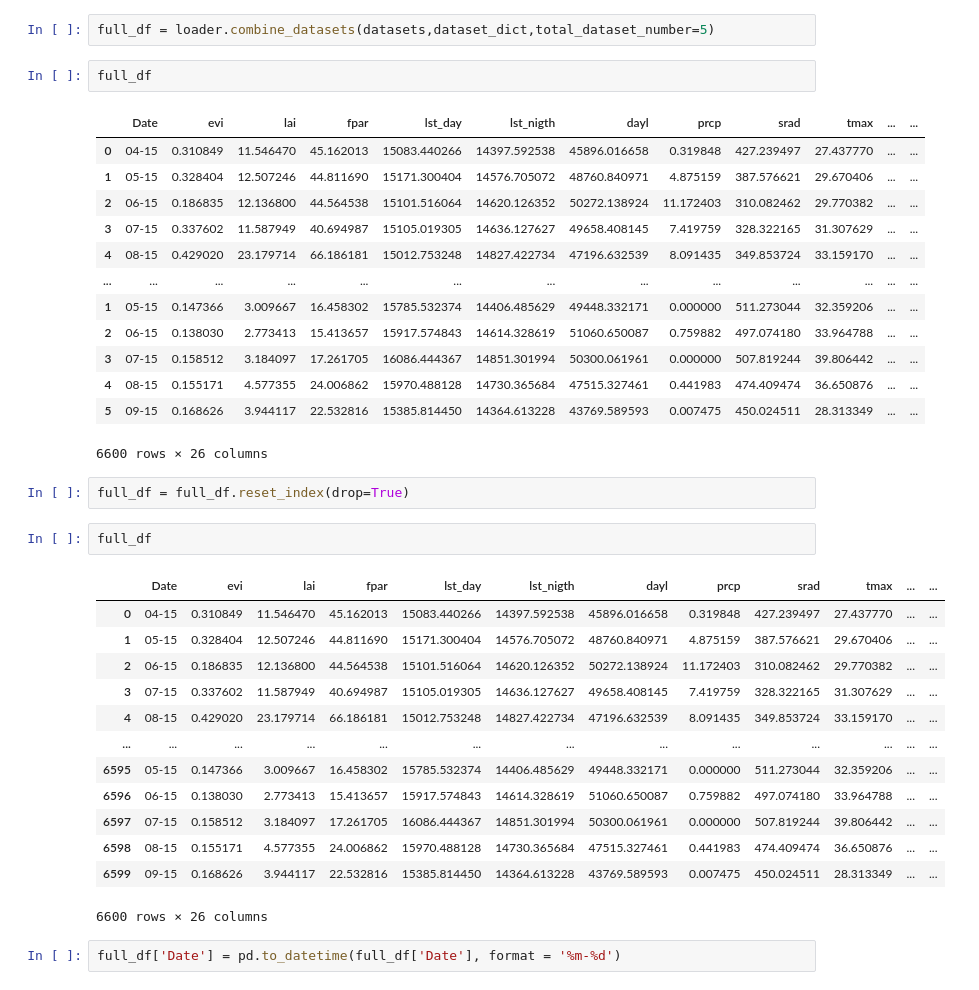
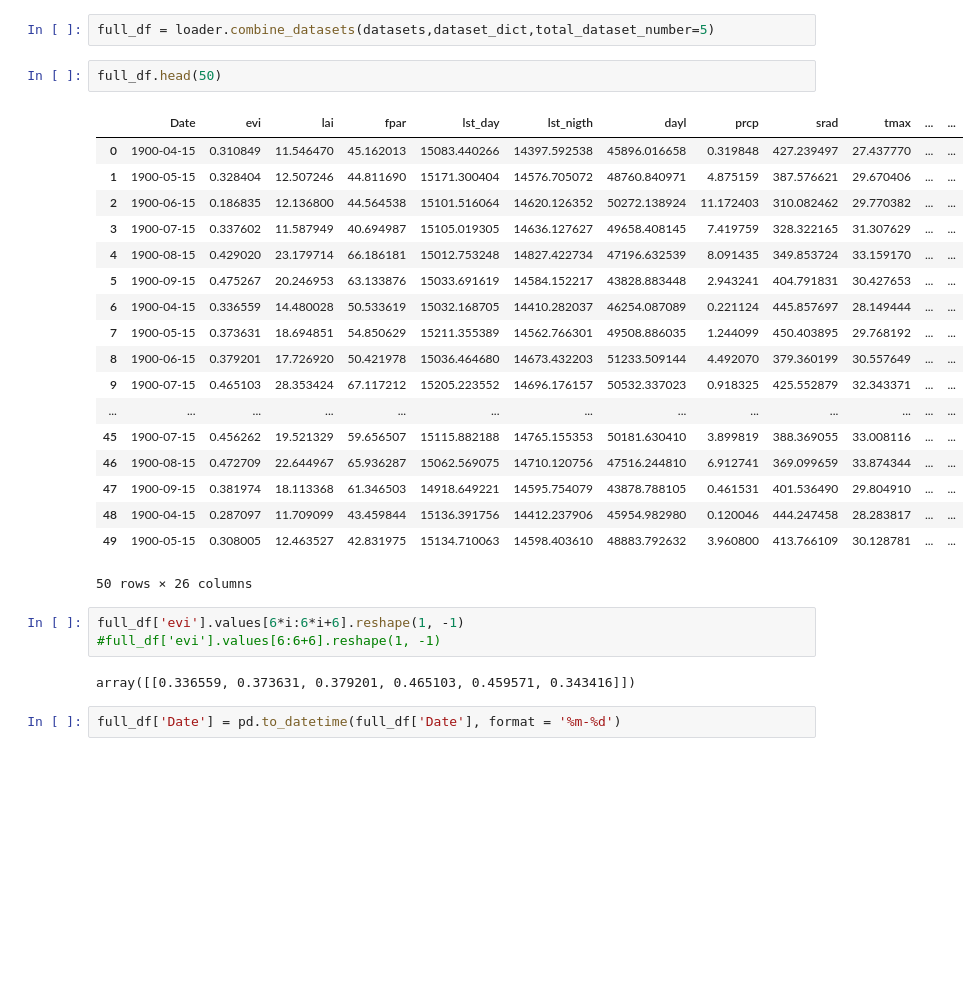
Before and after one commit to abalmumcu/crop-yield-estimation, a Jupyter notebook: feature_importance.ipynb, the cells around one changed output. Saved outputs shown, nothing was run; the diff lists cells and outputs as text; blank space fills up the shorter version.

Commit message:
multivariate dataframe update

```diff
--- a/feature_importance.ipynb
+++ b/feature_importance.ipynb
@@ -26,40 +25,32 @@ for idx in range(len(blacklist_states)):
 {'alabama': ['baldwin', 'calhoun', 'cherokee', 'coffee', 'covington', 'dale', 'dallas', 'elmore', 'escambia', 'geneva', 'henry', 'houston', 'lauderdale', 'lawrence', 'limestone', 'madison', 'mobile',  ...
 # %%
 full_df = loader.combine_datasets(datasets,dataset_dict,total_dataset_number=5)
+# %%
+full_df.head(50)
+# %% [output]
+|  | Date | evi | lai | fpar | lst_day | lst_nigth | dayl | prcp | srad | tmax | ... | ... |
+| 0 | 1900-04-15 | 0.310849 | 11.546470 | 45.162013 | 15083.440266 | 14397.592538 | 45896.016658 | 0.319848 | 427.239497 | 27.437770 | ... | ... |
+| 1 | 1900-05-15 | 0.328404 | 12.507246 | 44.811690 | 15171.300404 | 14576.705072 | 48760.840971 | 4.875159 | 387.576621 | 29.670406 | ... | ... |
+| 2 | 1900-06-15 | 0.186835 | 12.136800 | 44.564538 | 15101.516064 | 14620.126352 | 50272.138924 | 11.172403 | 310.082462 | 29.770382 | ... | ... |
+| 3 | 1900-07-15 | 0.337602 | 11.587949 | 40.694987 | 15105.019305 | 14636.127627 | 49658.408145 | 7.419759 | 328.322165 | 31.307629 | ... | ... |
+| 4 | 1900-08-15 | 0.429020 | 23.179714 | 66.186181 | 15012.753248 | 14827.422734 | 47196.632539 | 8.091435 | 349.853724 | 33.159170 | ... | ... |
+| 5 | 1900-09-15 | 0.475267 | 20.246953 | 63.133876 | 15033.691619 | 14584.152217 | 43828.883448 | 2.943241 | 404.791831 | 30.427653 | ... | ... |
+| 6 | 1900-04-15 | 0.336559 | 14.480028 | 50.533619 | 15032.168705 | 14410.282037 | 46254.087089 | 0.221124 | 445.857697 | 28.149444 | ... | ... |
+| 7 | 1900-05-15 | 0.373631 | 18.694851 | 54.850629 | 15211.355389 | 14562.766301 | 49508.886035 | 1.244099 | 450.403895 | 29.768192 | ... | ... |
+| 8 | 1900-06-15 | 0.379201 | 17.726920 | 50.421978 | 15036.464680 | 14673.432203 | 51233.509144 | 4.492070 | 379.360199 | 30.557649 | ... | ... |
+| 9 | 1900-07-15 | 0.465103 | 28.353424 | 67.117212 | 15205.223552 | 14696.176157 | 50532.337023 | 0.918325 | 425.552879 | 32.343371 | ... | ... |
+| ... | ... | ... | ... | ... | ... | ... | ... | ... | ... | ... | ... | ... |
+| 45 | 1900-07-15 | 0.456262 | 19.521329 | 59.656507 | 15115.882188 | 14765.155353 | 50181.630410 | 3.899819 | 388.369055 | 33.008116 | ... | ... |
+| 46 | 1900-08-15 | 0.472709 | 22.644967 | 65.936287 | 15062.569075 | 14710.120756 | 47516.244810 | 6.912741 | 369.099659 | 33.874344 | ... | ... |
+| 47 | 1900-09-15 | 0.381974 | 18.113368 | 61.346503 | 14918.649221 | 14595.754079 | 43878.788105 | 0.461531 | 401.536490 | 29.804910 | ... | ... |
+| 48 | 1900-04-15 | 0.287097 | 11.709099 | 43.459844 | 15136.391756 | 14412.237906 | 45954.982980 | 0.120046 | 444.247458 | 28.283817 | ... | ... |
+| 49 | 1900-05-15 | 0.308005 | 12.463527 | 42.831975 | 15134.710063 | 14598.403610 | 48883.792632 | 3.960800 | 413.766109 | 30.128781 | ... | ... |
+50 rows × 26 columns
 # %%
-full_df
+full_df['evi'].values[6*i:6*i+6].reshape(1, -1)
+#full_df['evi'].values[6:6+6].reshape(1, -1)
 # %% [output]
-|  | Date | evi | lai | fpar | lst_day | lst_nigth | dayl | prcp | srad | tmax | ... | ... |
-| 0 | 04-15 | 0.310849 | 11.546470 | 45.162013 | 15083.440266 | 14397.592538 | 45896.016658 | 0.319848 | 427.239497 | 27.437770 | ... | ... |
-| 1 | 05-15 | 0.328404 | 12.507246 | 44.811690 | 15171.300404 | 14576.705072 | 48760.840971 | 4.875159 | 387.576621 | 29.670406 | ... | ... |
-| 2 | 06-15 | 0.186835 | 12.136800 | 44.564538 | 15101.516064 | 14620.126352 | 50272.138924 | 11.172403 | 310.082462 | 29.770382 | ... | ... |
-| 3 | 07-15 | 0.337602 | 11.587949 | 40.694987 | 15105.019305 | 14636.127627 | 49658.408145 | 7.419759 | 328.322165 | 31.307629 | ... | ... |
-| 4 | 08-15 | 0.429020 | 23.179714 | 66.186181 | 15012.753248 | 14827.422734 | 47196.632539 | 8.091435 | 349.853724 | 33.159170 | ... | ... |
-| ... | ... | ... | ... | ... | ... | ... | ... | ... | ... | ... | ... | ... |
-| 1 | 05-15 | 0.147366 | 3.009667 | 16.458302 | 15785.532374 | 14406.485629 | 49448.332171 | 0.000000 | 511.273044 | 32.359206 | ... | ... |
-| 2 | 06-15 | 0.138030 | 2.773413 | 15.413657 | 15917.574843 | 14614.328619 | 51060.650087 | 0.759882 | 497.074180 | 33.964788 | ... | ... |
-| 3 | 07-15 | 0.158512 | 3.184097 | 17.261705 | 16086.444367 | 14851.301994 | 50300.061961 | 0.000000 | 507.819244 | 39.806442 | ... | ... |
-| 4 | 08-15 | 0.155171 | 4.577355 | 24.006862 | 15970.488128 | 14730.365684 | 47515.327461 | 0.441983 | 474.409474 | 36.650876 | ... | ... |
-| 5 | 09-15 | 0.168626 | 3.944117 | 22.532816 | 15385.814450 | 14364.613228 | 43769.589593 | 0.007475 | 450.024511 | 28.313349 | ... | ... |
-6600 rows × 26 columns
+array([[0.336559, 0.373631, 0.379201, 0.465103, 0.459571, 0.343416]])
-# %%
-full_df = full_df.reset_index(drop=True)
-# %%
-full_df
-# %% [output]
-|  | Date | evi | lai | fpar | lst_day | lst_nigth | dayl | prcp | srad | tmax | ... | ... |
-| 0 | 04-15 | 0.310849 | 11.546470 | 45.162013 | 15083.440266 | 14397.592538 | 45896.016658 | 0.319848 | 427.239497 | 27.437770 | ... | ... |
-| 1 | 05-15 | 0.328404 | 12.507246 | 44.811690 | 15171.300404 | 14576.705072 | 48760.840971 | 4.875159 | 387.576621 | 29.670406 | ... | ... |
-| 2 | 06-15 | 0.186835 | 12.136800 | 44.564538 | 15101.516064 | 14620.126352 | 50272.138924 | 11.172403 | 310.082462 | 29.770382 | ... | ... |
-| 3 | 07-15 | 0.337602 | 11.587949 | 40.694987 | 15105.019305 | 14636.127627 | 49658.408145 | 7.419759 | 328.322165 | 31.307629 | ... | ... |
-| 4 | 08-15 | 0.429020 | 23.179714 | 66.186181 | 15012.753248 | 14827.422734 | 47196.632539 | 8.091435 | 349.853724 | 33.159170 | ... | ... |
-| ... | ... | ... | ... | ... | ... | ... | ... | ... | ... | ... | ... | ... |
-| 6595 | 05-15 | 0.147366 | 3.009667 | 16.458302 | 15785.532374 | 14406.485629 | 49448.332171 | 0.000000 | 511.273044 | 32.359206 | ... | ... |
-| 6596 | 06-15 | 0.138030 | 2.773413 | 15.413657 | 15917.574843 | 14614.328619 | 51060.650087 | 0.759882 | 497.074180 | 33.964788 | ... | ... |
-| 6597 | 07-15 | 0.158512 | 3.184097 | 17.261705 | 16086.444367 | 14851.301994 | 50300.061961 | 0.000000 | 507.819244 | 39.806442 | ... | ... |
-| 6598 | 08-15 | 0.155171 | 4.577355 | 24.006862 | 15970.488128 | 14730.365684 | 47515.327461 | 0.441983 | 474.409474 | 36.650876 | ... | ... |
-| 6599 | 09-15 | 0.168626 | 3.944117 | 22.532816 | 15385.814450 | 14364.613228 | 43769.589593 | 0.007475 | 450.024511 | 28.313349 | ... | ... |
-6600 rows × 26 columns
 # %%
 full_df['Date'] = pd.to_datetime(full_df['Date'], format = '%m-%d')
 # %%
```
Also changed, not shown: parts of 16 cells of this notebook, 1 other file.
